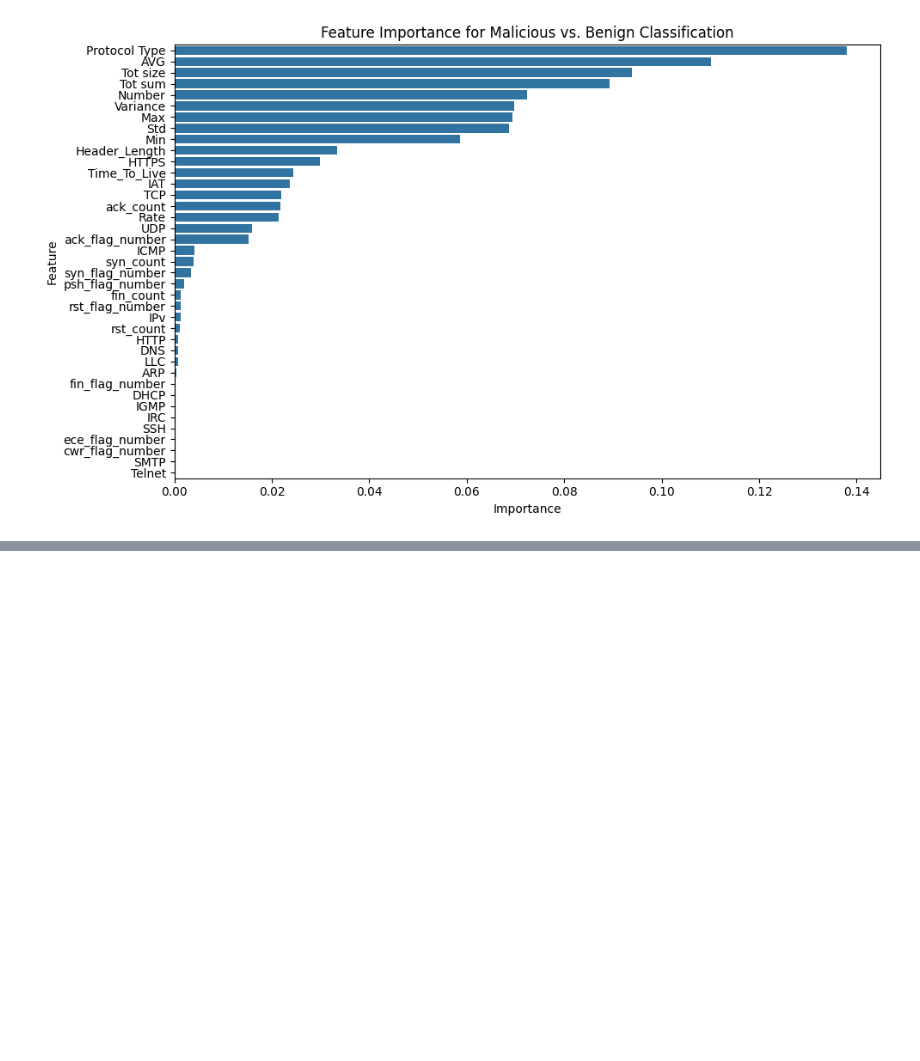
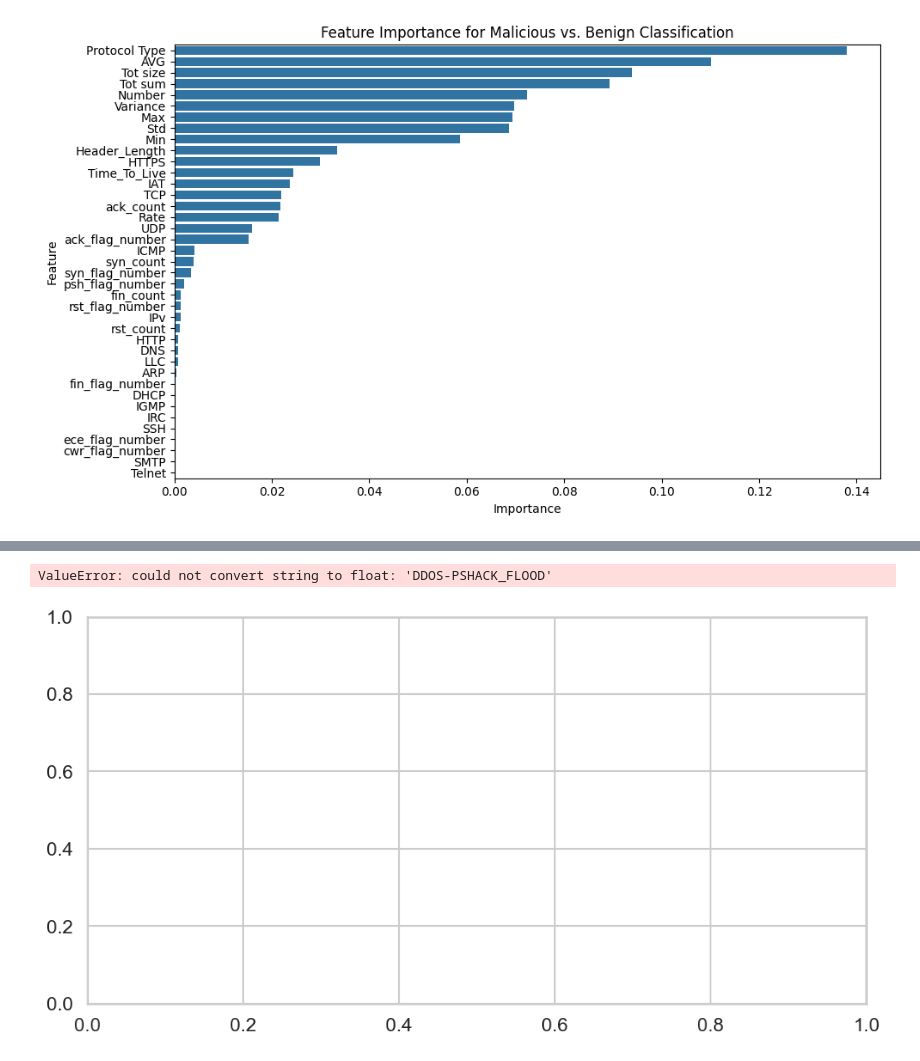
Before and after one commit to jwonnyleaf/CyberToad, a Jupyter notebook: notebooks/analysis.ipynb, the cells around one changed output, grey strips where cells are left out. Saved outputs shown, nothing was run; the diff lists cells and outputs as text; code cells hidden in the pictures; blank space fills up the shorter version.

Commit message:
parallel changes

```diff
--- a/notebooks/analysis.ipynb
+++ b/notebooks/analysis.ipynb
@@ -173,0 +193,47 @@ plt.show()
+# %%
+import pandas as pd
+import matplotlib.pyplot as plt
+from pandas.plotting import parallel_coordinates
+from sklearn.preprocessing import MinMaxScaler
+import seaborn as sns
+import numpy as np
+
+sns.set_style("whitegrid")
+sns.set_context("talk")
+
+# Define the top features
+top_features = ['Protocol Type', 'AVG', 'Tot size', 'Tot sum', 'Number', 'Max']
+
+# Step 1: Filter or cap outliers
+def remove_outliers(df, features, upper_percentile=99):
+    for col in features:
+        # Calculate the percentile threshold
+        cutoff = np.percentile(df[col], upper_percentile)
+        # Drop rows exceeding that threshold
+        df = df[df[col] <= cutoff]
+    return df
+
+# Make a copy so we don't alter the original
+filtered_df = df_plot.copy()
+filtered_df = remove_outliers(filtered_df, top_features, upper_percentile=99)
+
+# Step 2: Scale after outlier removal
+scaler = MinMaxScaler()
+filtered_df[top_features] = scaler.fit_transform(filtered_df[top_features])
+
+# Step 3: Plot parallel coordinates
+plt.figure(figsize=(12, 6))
+colors = ['#1f77b4', '#ff7f0e', '#2ca02c']
+parallel_coordinates(
+    filtered_df,
+    'simple_label',
+    color=colors,
+    alpha=0.5,
+    linewidth=1.5,
+)
+plt.legend(loc='upper right')
+plt.tight_layout()
+plt.show()
+# %% [output]
+ValueError: could not convert string to float: 'DDOS-PSHACK_FLOOD'
+[figure, added]
```
Also changed, not shown: parts of 2 cells of this notebook.
